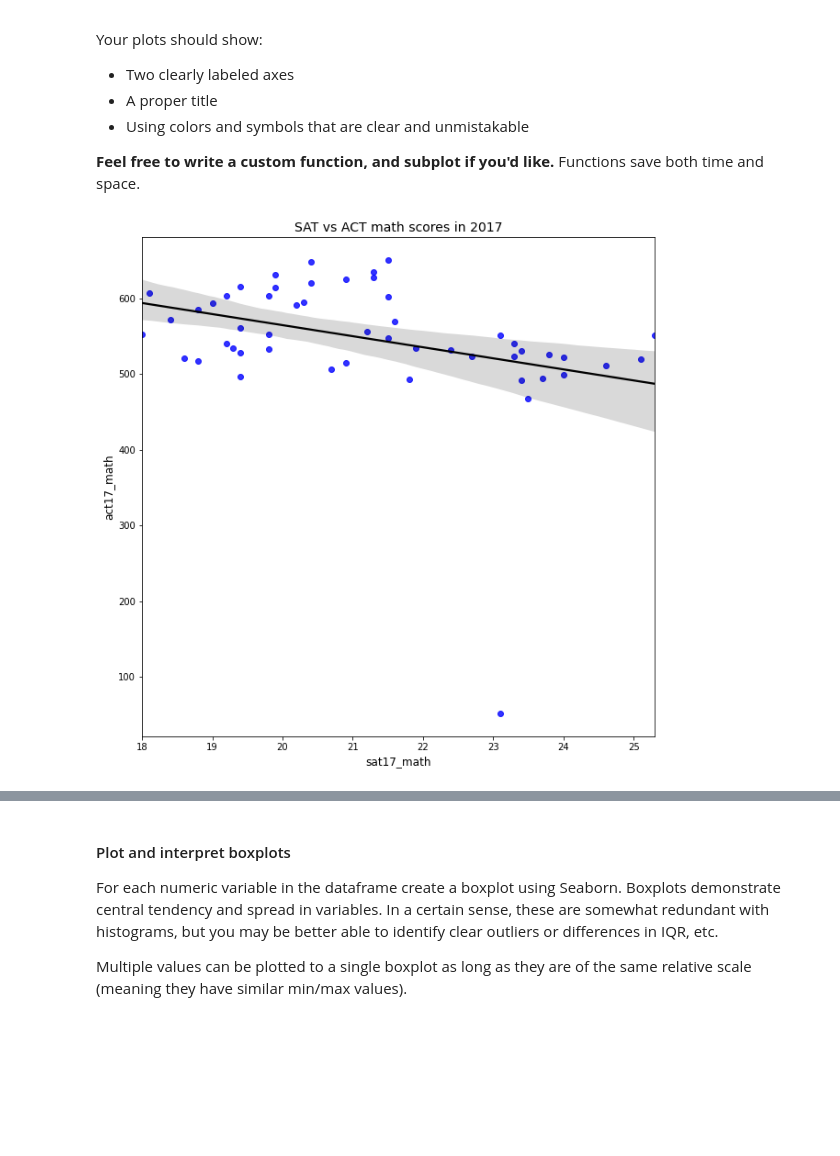
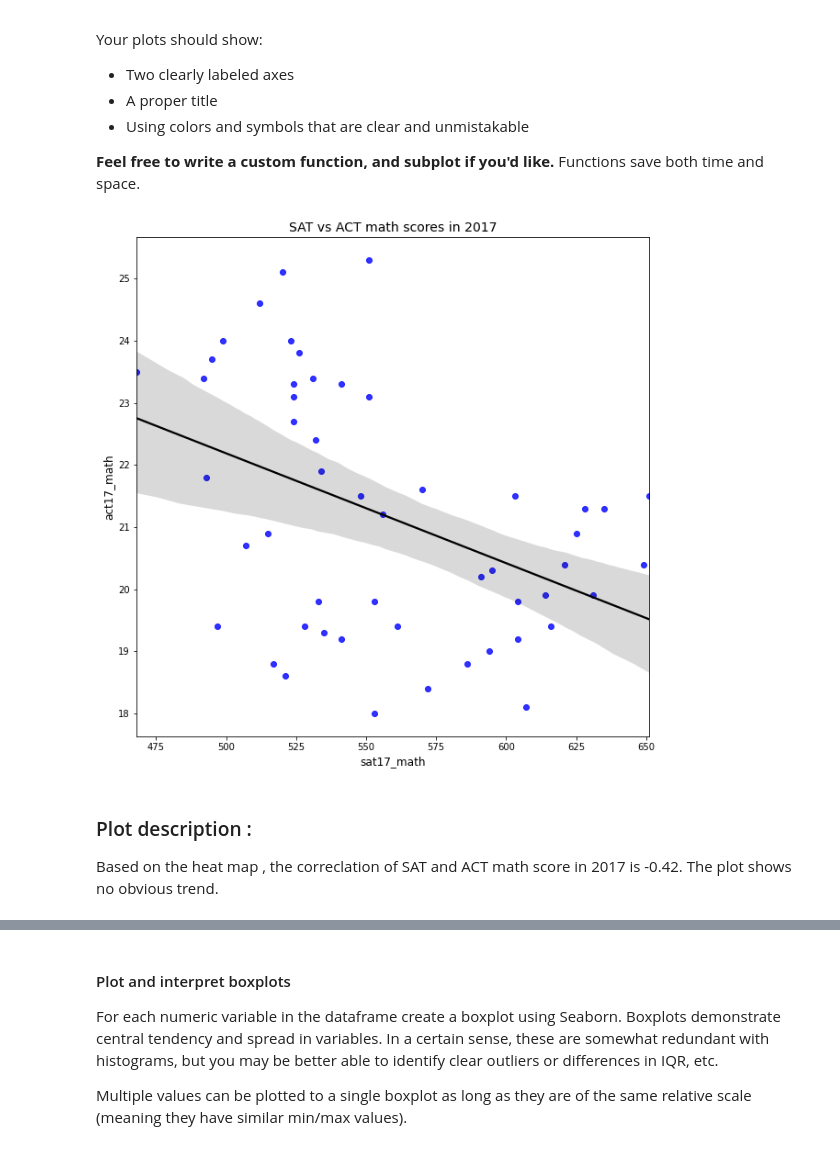
Before and after one commit to PeggyMan/DSI_projects, a Jupyter notebook: Project_1/code/starter-code_updated-Copy1.ipynb, the cells around one changed output, grey strips where cells are left out. Cells and saved outputs as stored; diff of their text form; code cells hidden in the pictures; blank space fills up the shorter version.

```diff
--- a/Project_1/code/starter-code_updated-Copy1.ipynb
+++ b/Project_1/code/starter-code_updated-Copy1.ipynb
@@ -393,7 +431,7 @@ Change the names of the columns to more expressive names so that you can tell th
 # %%
 # using .rename to change the column of df_sat2017 as once
 df_sat2017 = df_sat2017.rename (columns = {'State':'state','Participation':'sat17_participation',
-    'Evidence-Based Reading and Writing':'sat17_evidence-based reading and writing',
+    'Evidence-Based Reading and Writing':'sat17_reading and writing',
     'Math':'sat17_math', 'Total':'sat17_total'
     })
 # %%
@@ -605,7 +641,7 @@ dtype: object
 #working on SAT 2018
 #using .rename to change the column of df_sat2018 as once
 df_sat2018 = df_sat2018.rename (columns = {'State':'state','Participation':'sat18_participation',
-    'Evidence-Based Reading and Writing':'sat18_evidence-based reading and writing',
+    'Evidence-Based Reading and Writing':'sat18_reading and writing',
     'Math':'sat18_math', 'Total':'sat18_total'
     })
 # %%
@@ -715,5 +751,5 @@ dtypes: float64(10), object(1)
 memory usage: 4.8+ KB
 # %%
 #Save the contents of this merged dataframe as final.csv
-final_csv = pd.merge(combined_2017_clean, combined_18, on='state')
+final = pd.merge(combined_2017_clean, combined_18, on='state')
 # %%
@@ -1363,7 +1378,7 @@ Your plots should show:
 #define a function for the ploting the scatterplot
 def scatter_plot(dataframe, col_1, col_2, title,color='b'):
     ax=plt.subplots(figsize=(10,10))
-    sns.regplot(y=col_1, x=col_2,data=dataframe[[col_1,col_2]],
+    sns.regplot(y=col_2, x=col_1,data=dataframe[[col_1,col_2]],
                 scatter_kws={'facecolors':color,'edgecolor':color},
                 line_kws = {'color':'black'})
     plt.title(title,fontsize=14)
@@ -1371,8 +1386,11 @@ def scatter_plot(dataframe, col_1, col_2, title,color='b'):
     plt.ylabel(col_2,fontsize=12)
 # %%
 #scatterplot SAT vs. ACT math scores for 2017
-scatter_plot(final_csv,'sat17_math','act17_math','SAT vs ACT math scores in 2017')
+scatter_plot(final,'sat17_math','act17_math','SAT vs ACT math scores in 2017')
 # %% [output]
-[figure, old version]
+[figure, new version]
+# %% [markdown]
+### Plot description :
+Based on the heat map , the correclation of SAT and ACT math score in 2017 is -0.42. The plot shows no obvious trend.
 # %%
 #scatterplot SAT vs. ACT verbal/reading scores for 2017
```
Also changed, not shown: parts of 105 cells of this notebook, 9 other files.
